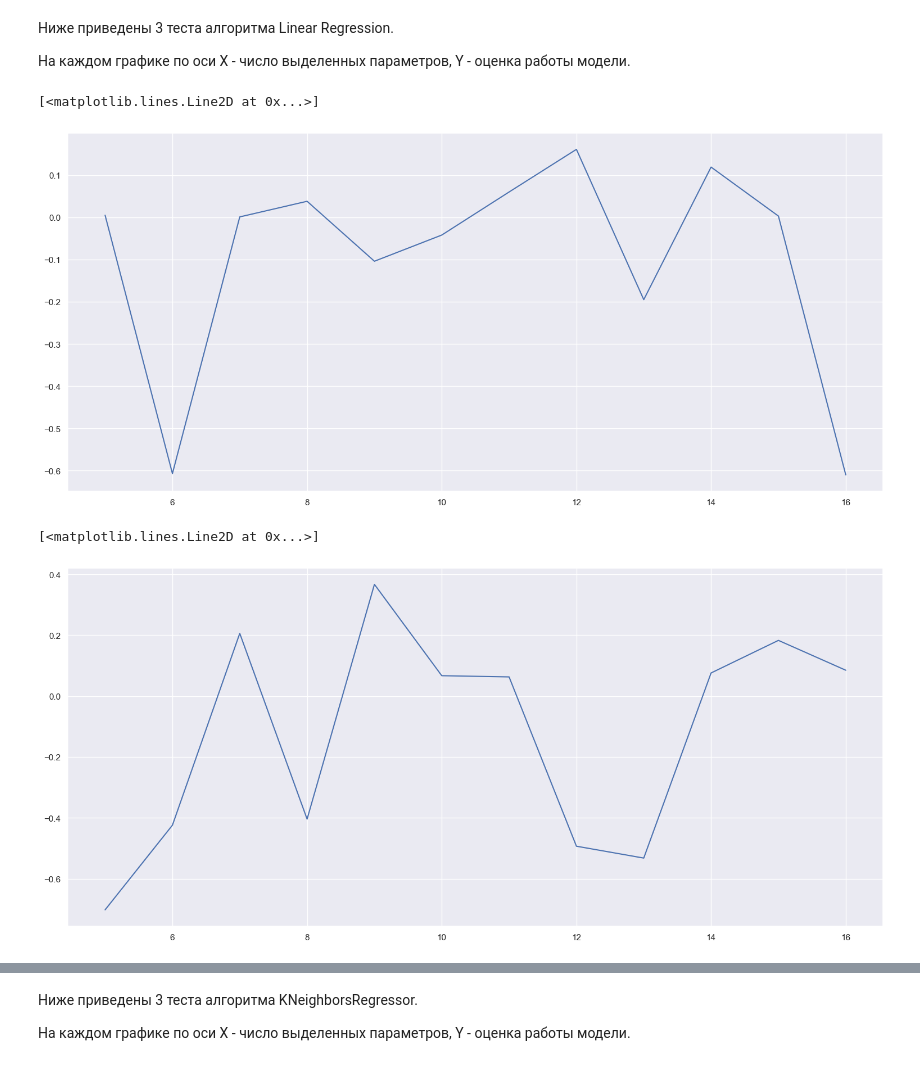
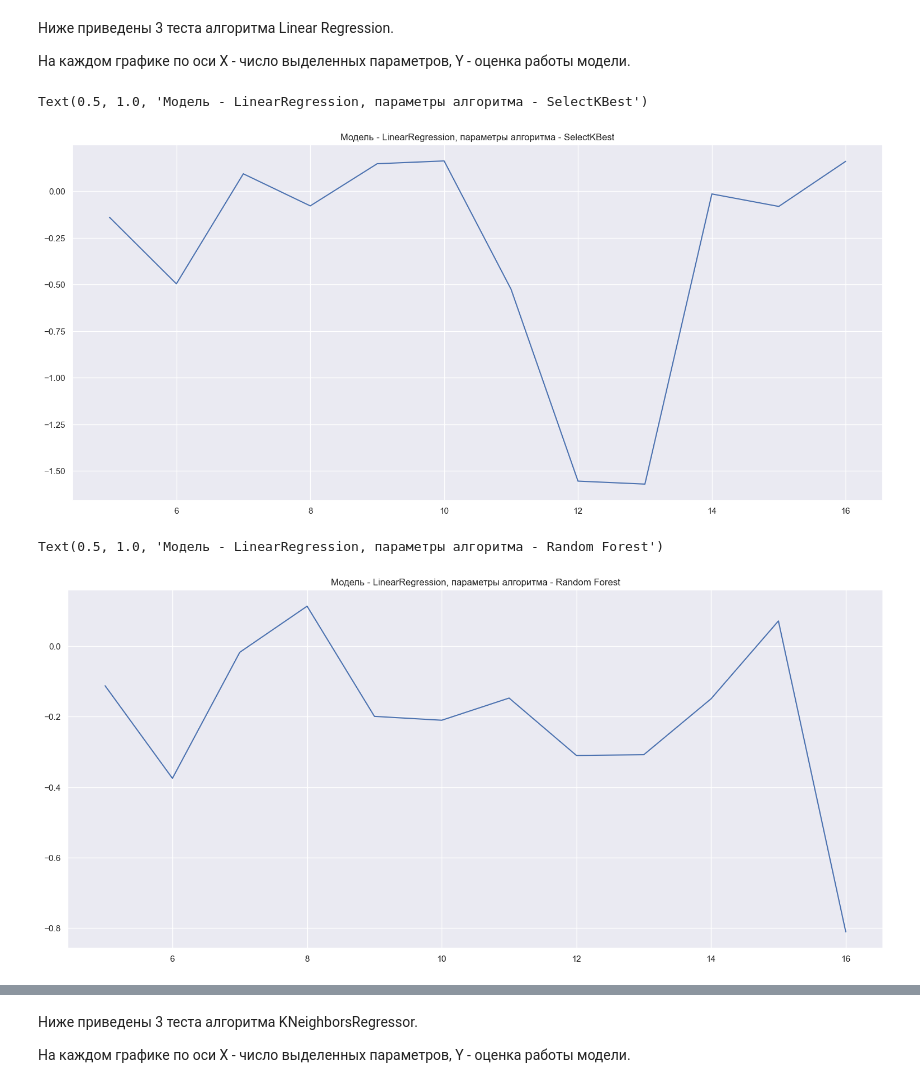
Before and after one commit to CepbluKot/ecology_ml, a Jupyter notebook: ecology_ml_w_data_filter.ipynb, the cells around one changed output, grey strips where cells are left out. Drawn from its saved outputs; the diff is of its cells as text; code cells hidden in the pictures.

```diff
--- a/ecology_ml_w_data_filter.ipynb
+++ b/ecology_ml_w_data_filter.ipynb
@@ -127,7 +120,7 @@ for num_of_features_to_select in range(num_of_features_to_select_start, num_of_f
 
   filter = best_parameters_selector.get_support()
 
-  features = df.drop('NDVI',axis=1).columns
+  features = X.columns
 
   select_k_best_features = features[filter]
 
@@ -141,8 +134,8 @@ for num_of_features_to_select in range(num_of_features_to_select_start, num_of_f
   regr.fit(X, y)
 
   random_forest_features = {}
-  for id in range(len(df.drop('NDVI',axis=1).columns)):
-    random_forest_features[df.drop('NDVI',axis=1).columns[id]] = regr.feature_importances_[id]
+  for id in range(len(X.columns)):
+    random_forest_features[X.columns[id]] = regr.feature_importances_[id]
 
 
   random_forest_features = dict(sorted(random_forest_features.items(), key=lambda item: item[1], reverse=True)[:num_of_features_to_select]).keys()
@@ -206,29 +199,46 @@ X_train, X_test, Y_train, Y_test  = train_test_split(X, Y, test_size = 0.20, shu
 # %%
 error_results = []
 num_of_selected_vals = []
 
+from sklearn.preprocessing import MinMaxScaler
+
+scaler = MinMaxScaler()
+
+
 for select_k_best_features in select_k_best_features_test:
+
+  X=df[select_k_best_features]
+  X = scaler.fit_transform(X)
 
   X_train, X_test, Y_train, Y_test  = train_test_split(X, Y, test_size = 0.20, shuffle = True)
 
   LR = LinearRegression()
   LR.fit(X_train, Y_train)				#Обучаем модель
   Y_LR = LR.predict(X_test)				#Предсказываем значения для выборки
 
   error_results.append(round (r2_score(Y_test, Y_LR),3))
   num_of_selected_vals.append(len(select_k_best_features))
 
 
 plt.plot(num_of_selected_vals, error_results, )
+plt.title('Модель - LinearRegression, параметры алгоритма - SelectKBest')
 # %% [output]
-[<matplotlib.lines.Line2D at 0x...>]
+Text(0.5, 1.0, 'Модель - LinearRegression, параметры алгоритма - SelectKBest')
-[figure, old version]
+[figure, new version]
 # %%
 error_results = []
 num_of_selected_vals = []
 
+from sklearn.preprocessing import MinMaxScaler
+
+scaler = MinMaxScaler()
+
+
 
 for random_forest_features in random_forest_features_test:
+
+  X=df[random_forest_features]
+  X = scaler.fit_transform(X)
 
   X_train, X_test, Y_train, Y_test  = train_test_split(X, Y, test_size = 0.20, shuffle = True)
 
@@ -240,9 +250,10 @@ for random_forest_features in random_forest_features_test:
   num_of_selected_vals.append(len(random_forest_features))
 
 plt.plot(num_of_selected_vals, error_results, )
+plt.title('Модель - LinearRegression, параметры алгоритма - Random Forest')
 # %% [output]
-[<matplotlib.lines.Line2D at 0x...>]
+Text(0.5, 1.0, 'Модель - LinearRegression, параметры алгоритма - Random Forest')
-[figure, old version]
+[figure, new version]
 # %%
 error_results = []
 num_of_selected_vals = []
```
Also changed, not shown: parts of 17 cells of this notebook.
